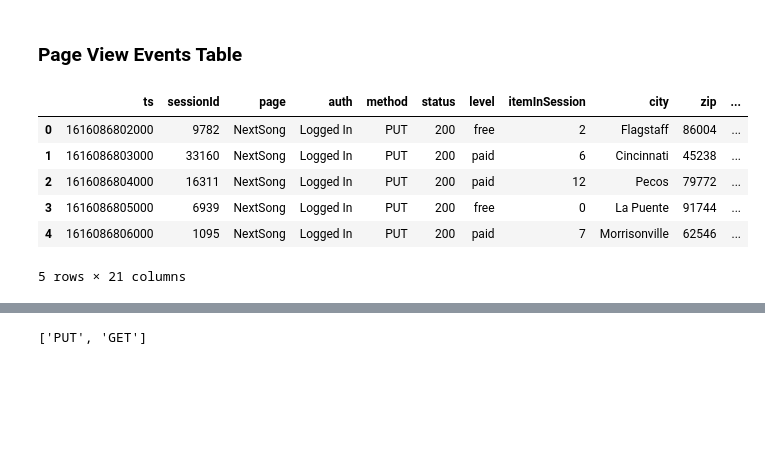
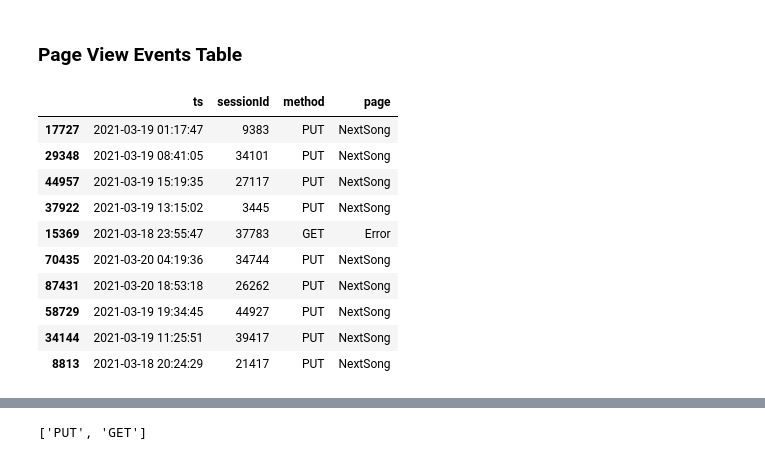
Before and after one commit to lupusruber/music_analytics, a Jupyter notebook: scripts/tests.ipynb, the cells around one changed output, grey strips where cells are left out. Drawn from its saved outputs; the diff is of its cells as text; code cells hidden in the pictures; blank space fills up the shorter version.

```diff
--- a/scripts/tests.ipynb
+++ b/scripts/tests.ipynb
@@ -168,15 +168,20 @@ auth_events.query("success != True").head(3)
 # %%
 page_view = pd.read_csv("/home/lupusruber/music_analytics/data/page_view_events.csv")
 page_view.drop(["Unnamed: 0", "userAgent"], inplace=True, axis=1)
-page_view.head()
+page_view["ts"] = pd.to_datetime(page_view["ts"], unit="ms")
+page_view.sample(10)[["ts", "sessionId", "method", "page"]]
 # %% [output]
-|  | ts | sessionId | page | auth | method | status | level | itemInSession | city | zip | ... |
-| 0 | 1616086802000 | 9782 | NextSong | Logged In | PUT | 200 | free | 2 | Flagstaff | 86004 | ... |
-| 1 | 1616086803000 | 33160 | NextSong | Logged In | PUT | 200 | paid | 6 | Cincinnati | 45238 | ... |
-| 2 | 1616086804000 | 16311 | NextSong | Logged In | PUT | 200 | paid | 12 | Pecos | 79772 | ... |
-| 3 | 1616086805000 | 6939 | NextSong | Logged In | PUT | 200 | free | 0 | La Puente | 91744 | ... |
-| 4 | 1616086806000 | 1095 | NextSong | Logged In | PUT | 200 | paid | 7 | Morrisonville | 62546 | ... |
+|  | ts | sessionId | method | page |
+| 17727 | 2021-03-19 01:17:47 | 9383 | PUT | NextSong |
+| 29348 | 2021-03-19 08:41:05 | 34101 | PUT | NextSong |
+| 44957 | 2021-03-19 15:19:35 | 27117 | PUT | NextSong |
+| 37922 | 2021-03-19 13:15:02 | 3445 | PUT | NextSong |
+| 15369 | 2021-03-18 23:55:47 | 37783 | GET | Error |
+| 70435 | 2021-03-20 04:19:36 | 34744 | PUT | NextSong |
+| 87431 | 2021-03-20 18:53:18 | 26262 | PUT | NextSong |
+| 58729 | 2021-03-19 19:34:45 | 44927 | PUT | NextSong |
+| 34144 | 2021-03-19 11:25:51 | 39417 | PUT | NextSong |
+| 8813 | 2021-03-18 20:24:29 | 21417 | PUT | NextSong |
-5 rows × 21 columns
 # %%
 page_view["page"].unique().tolist()
 # %% [output]
```
Also changed, not shown: parts of 12 cells of this notebook.
